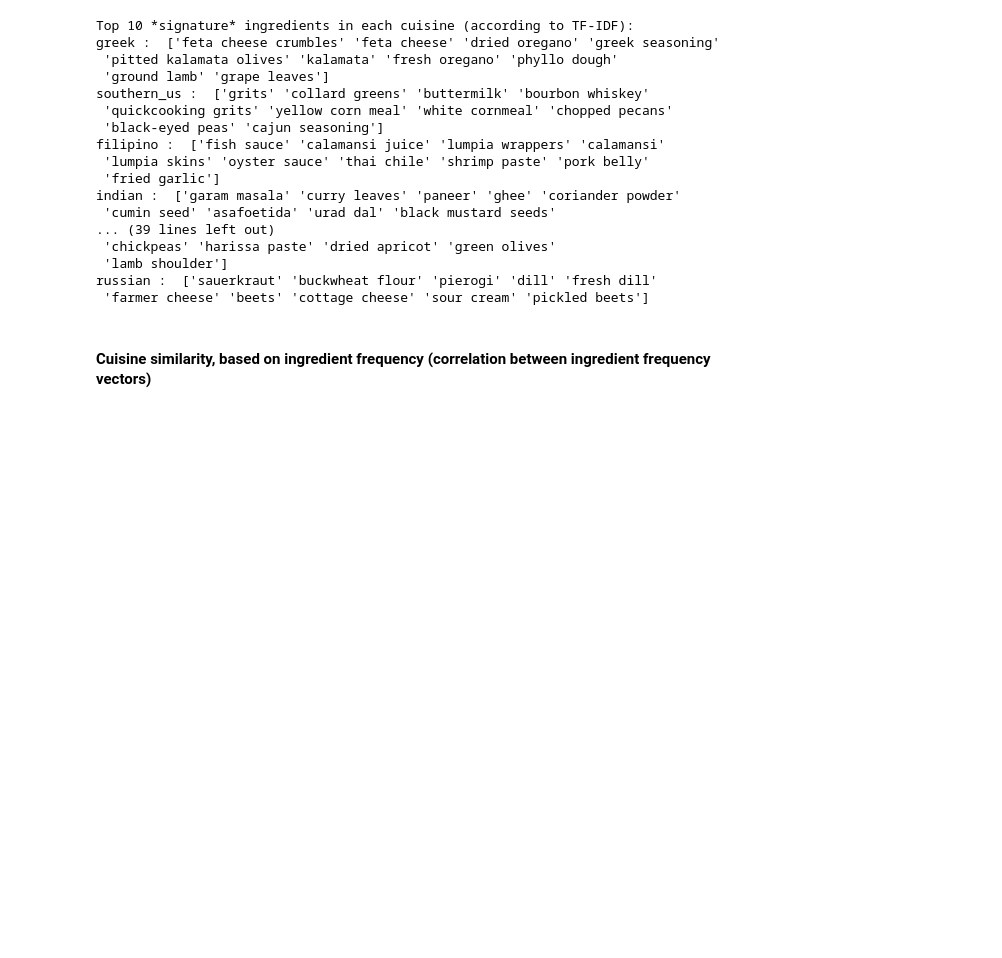
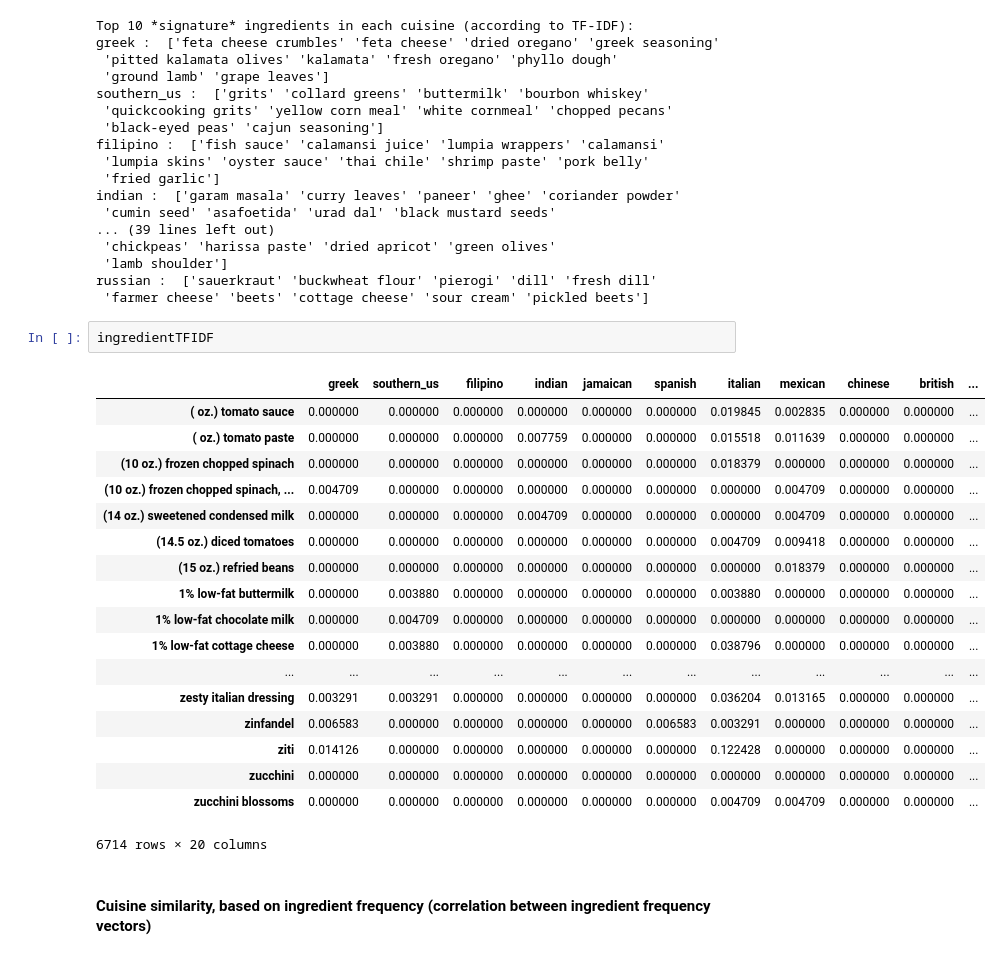
Before and after one commit to neurocaience/cos424_finalproj_kagglewhatscooking, a Jupyter notebook: DataExploration.ipynb, the cells around one changed output. Drawn from its saved outputs; the diff is of its cells as text; blank space fills up the shorter version.

```diff
--- a/DataExploration.ipynb
+++ b/DataExploration.ipynb
@@ -137,6 +137,27 @@ indian :  ['garam masala' 'curry leaves' 'paneer' 'ghee' 'coriander powder'
  'lamb shoulder']
 russian :  ['sauerkraut' 'buckwheat flour' 'pierogi' 'dill' 'fresh dill'
  'farmer cheese' 'beets' 'cottage cheese' 'sour cream' 'pickled beets']
+# %%
+ingredientTFIDF
+# %% [output]
+|  | greek | southern_us | filipino | indian | jamaican | spanish | italian | mexican | chinese | british | ... |
+| ( oz.) tomato sauce | 0.000000 | 0.000000 | 0.000000 | 0.000000 | 0.000000 | 0.000000 | 0.019845 | 0.002835 | 0.000000 | 0.000000 | ... |
+| ( oz.) tomato paste | 0.000000 | 0.000000 | 0.000000 | 0.007759 | 0.000000 | 0.000000 | 0.015518 | 0.011639 | 0.000000 | 0.000000 | ... |
+| (10 oz.) frozen chopped spinach | 0.000000 | 0.000000 | 0.000000 | 0.000000 | 0.000000 | 0.000000 | 0.018379 | 0.000000 | 0.000000 | 0.000000 | ... |
+| (10 oz.) frozen chopped spinach, ... | 0.004709 | 0.000000 | 0.000000 | 0.000000 | 0.000000 | 0.000000 | 0.000000 | 0.004709 | 0.000000 | 0.000000 | ... |
+| (14 oz.) sweetened condensed milk | 0.000000 | 0.000000 | 0.000000 | 0.004709 | 0.000000 | 0.000000 | 0.000000 | 0.004709 | 0.000000 | 0.000000 | ... |
+| (14.5 oz.) diced tomatoes | 0.000000 | 0.000000 | 0.000000 | 0.000000 | 0.000000 | 0.000000 | 0.004709 | 0.009418 | 0.000000 | 0.000000 | ... |
+| (15 oz.) refried beans | 0.000000 | 0.000000 | 0.000000 | 0.000000 | 0.000000 | 0.000000 | 0.000000 | 0.018379 | 0.000000 | 0.000000 | ... |
+| 1% low-fat buttermilk | 0.000000 | 0.003880 | 0.000000 | 0.000000 | 0.000000 | 0.000000 | 0.003880 | 0.000000 | 0.000000 | 0.000000 | ... |
+| 1% low-fat chocolate milk | 0.000000 | 0.004709 | 0.000000 | 0.000000 | 0.000000 | 0.000000 | 0.000000 | 0.000000 | 0.000000 | 0.000000 | ... |
+| 1% low-fat cottage cheese | 0.000000 | 0.003880 | 0.000000 | 0.000000 | 0.000000 | 0.000000 | 0.038796 | 0.000000 | 0.000000 | 0.000000 | ... |
+| ... | ... | ... | ... | ... | ... | ... | ... | ... | ... | ... | ... |
+| zesty italian dressing | 0.003291 | 0.003291 | 0.000000 | 0.000000 | 0.000000 | 0.000000 | 0.036204 | 0.013165 | 0.000000 | 0.000000 | ... |
+| zinfandel | 0.006583 | 0.000000 | 0.000000 | 0.000000 | 0.000000 | 0.006583 | 0.003291 | 0.000000 | 0.000000 | 0.000000 | ... |
+| ziti | 0.014126 | 0.000000 | 0.000000 | 0.000000 | 0.000000 | 0.000000 | 0.122428 | 0.000000 | 0.000000 | 0.000000 | ... |
+| zucchini | 0.000000 | 0.000000 | 0.000000 | 0.000000 | 0.000000 | 0.000000 | 0.000000 | 0.000000 | 0.000000 | 0.000000 | ... |
+| zucchini blossoms | 0.000000 | 0.000000 | 0.000000 | 0.000000 | 0.000000 | 0.000000 | 0.004709 | 0.004709 | 0.000000 | 0.000000 | ... |
+6714 rows × 20 columns
 # %% [markdown]
 #### Cuisine similarity, based on ingredient frequency (correlation between ingredient frequency vectors)
 # %%
```
Also changed, not shown: 4 other files.
